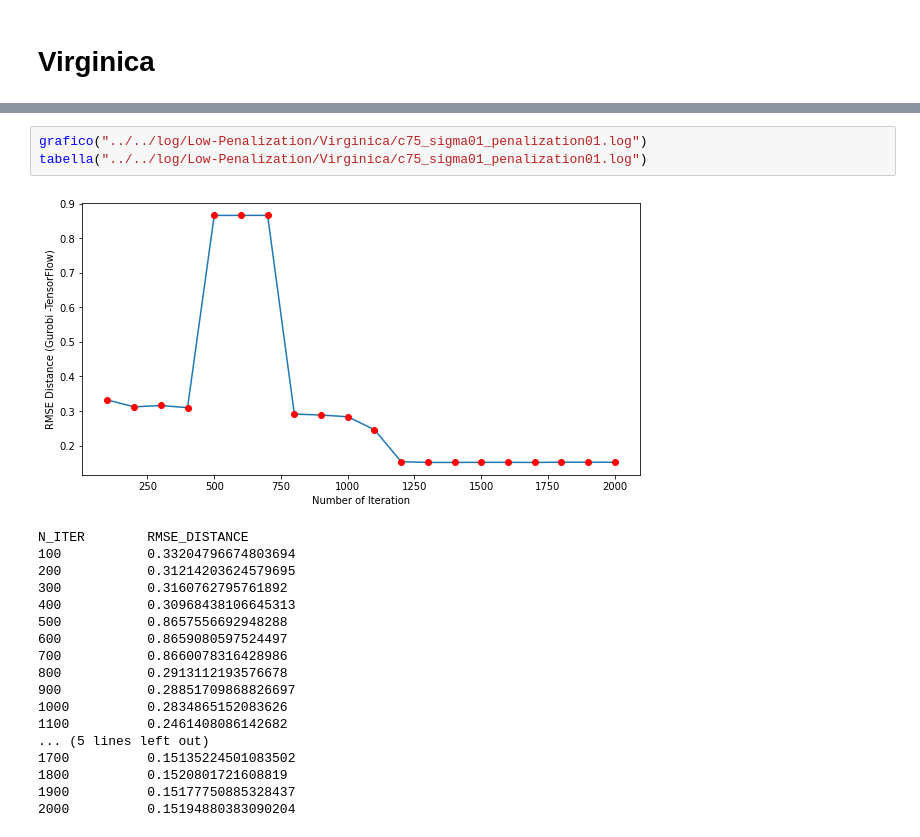
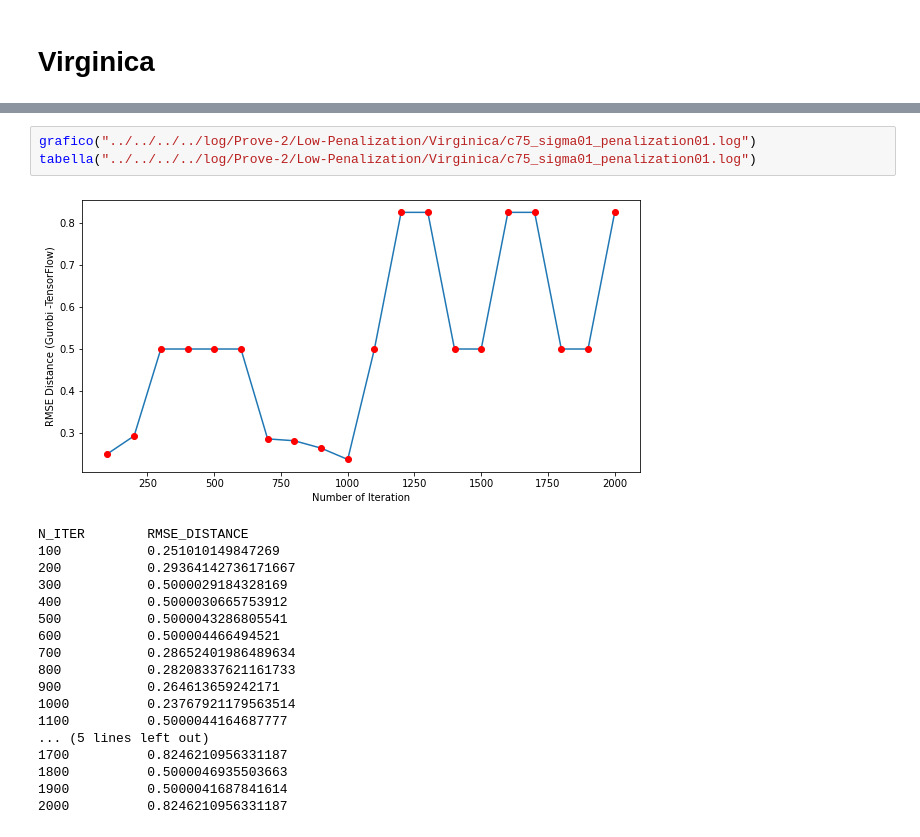
Before and after one commit to GiacomoInt/Tesi, a Jupyter notebook: notebook/Grafici/Prove-2/Low-Penalization/Virginica-Chi-LowPenalization.ipynb, the cells around one changed output, grey strips where cells are left out. Cells and saved outputs as stored; diff of their text form.

Commit message:
Prove e Gragici con Rmse corretto, più correzione cartelle/grafici precedenti

```diff
--- a/notebook/Grafici/Prove-2/Low-Penalization/Virginica-Chi-LowPenalization.ipynb
+++ b/notebook/Grafici/Prove-2/Low-Penalization/Virginica-Chi-LowPenalization.ipynb
@@ -255,23 +255,23 @@ N_ITER        RMSE_DISTANCE
 # %%
-grafico("../../log/Low-Penalization/Virginica/c75_sigma01_penalization01.log")
-tabella("../../log/Low-Penalization/Virginica/c75_sigma01_penalization01.log")
+grafico("../../../../log/Prove-2/Low-Penalization/Virginica/c75_sigma01_penalization01.log")
+tabella("../../../../log/Prove-2/Low-Penalization/Virginica/c75_sigma01_penalization01.log")
 # %% [output]
-[figure, old version]
+[figure, new version]
 N_ITER        RMSE_DISTANCE
-100           0.33204796674803694
-200           0.31214203624579695
-300           0.3160762795761892
-400           0.30968438106645313
-500           0.8657556692948288
-600           0.8659080597524497
-700           0.8660078316428986
-800           0.2913112193576678
-900           0.28851709868826697
-1000          0.2834865152083626
-1100          0.2461408086142682
+100           0.251010149847269
+200           0.29364142736171667
+300           0.5000029184328169
+400           0.5000030665753912
+500           0.5000043286805541
+600           0.500004466494521
+700           0.28652401986489634
+800           0.28208337621161733
+900           0.264613659242171
+1000          0.23767921179563514
+1100          0.5000044164687777
 ... (5 lines left out)
-1700          0.15135224501083502
-1800          0.1520801721608819
-1900          0.15177750885328437
-2000          0.15194880383090204
+1700          0.8246210956331187
+1800          0.5000046935503663
+1900          0.5000041687841614
+2000          0.8246210956331187
 # %%
```
Also changed, not shown: parts of 25 cells of this notebook, 8 other files.
